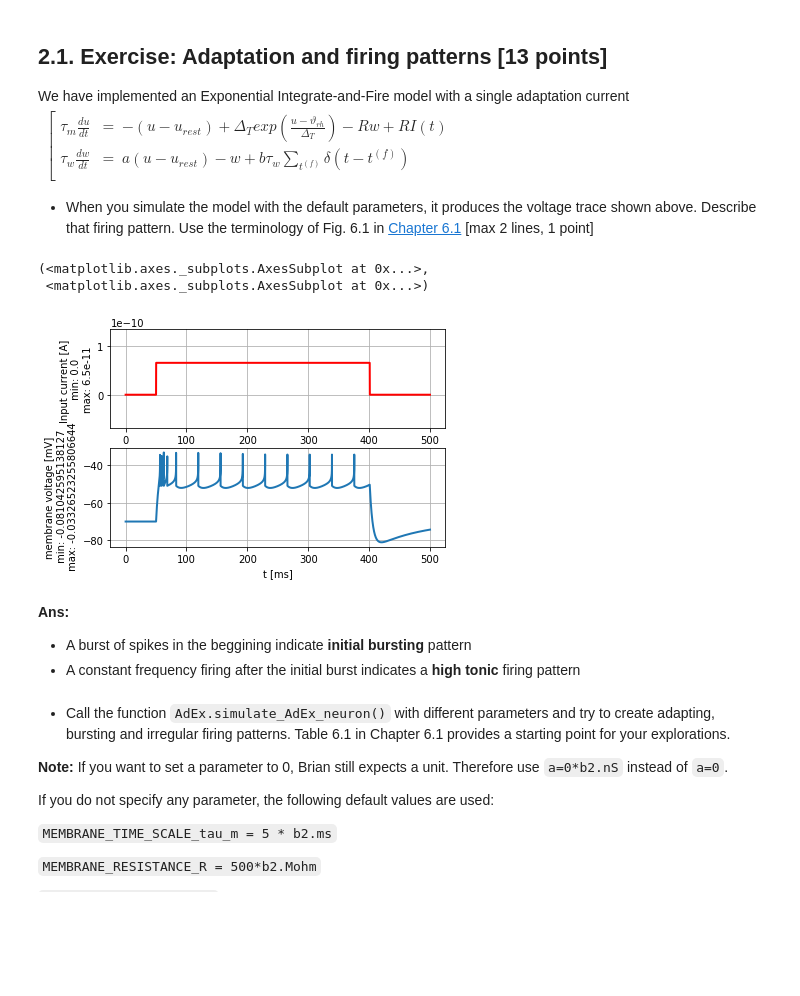
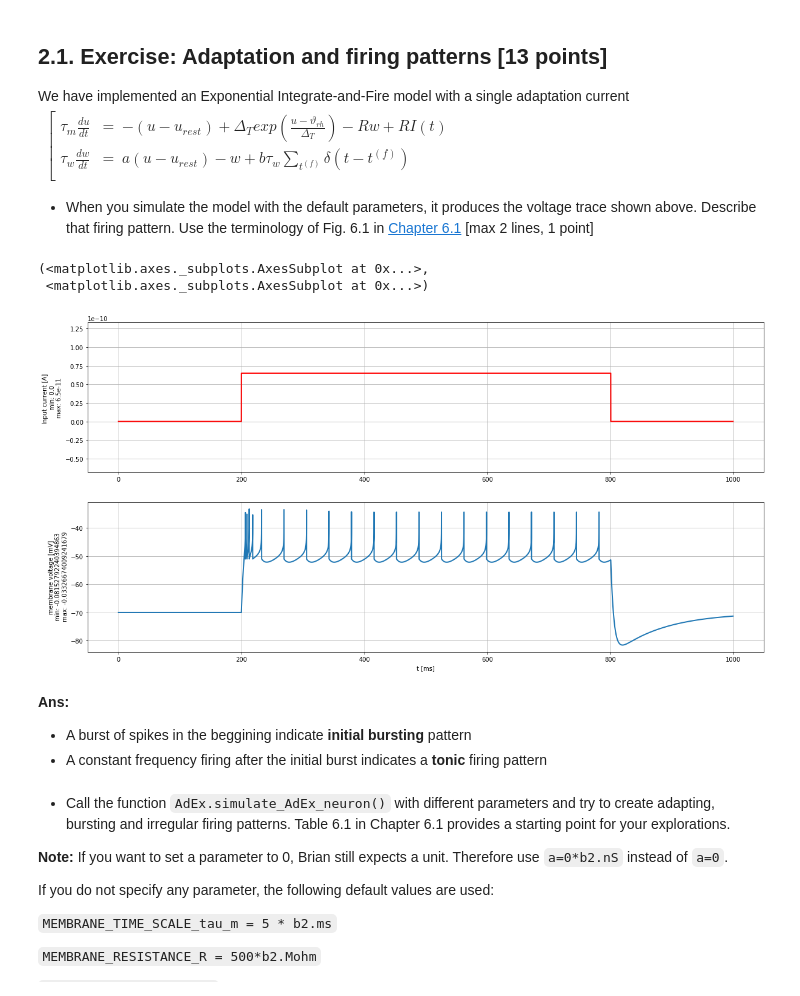
Before and after one commit to KiyarashFarivar/bmnn, a Jupyter notebook: Mini_proj1.ipynb, the cells around one changed output. Cells and saved outputs as stored; diff of their text form; code cells hidden in the pictures; blank space fills up the shorter version.

```diff
--- a/Mini_proj1.ipynb
+++ b/Mini_proj1.ipynb
@@ -245,17 +246,18 @@ $\begin{split}\left[\begin{array}{ccll}
 
 - When you simulate the model with the default parameters, it produces the voltage trace shown above. Describe that firing pattern. Use the terminology of Fig. 6.1 in [Chapter 6.1](https://neuronaldynamics.epfl.ch/online/Ch6.S1.html) [max 2 lines, 1 point]
 # %%
-current = input_factory.get_step_current(50, 400, 1. * b2.ms, 65.0 * b2.pA)
-state_monitor, spike_monitor = AdEx.simulate_AdEx_neuron(I_stim=current, simulation_time=500 * b2.ms)
+current = input_factory.get_step_current(200, 800, 1. * b2.ms, 65.0 * b2.pA)
+state_monitor, spike_monitor = AdEx.simulate_AdEx_neuron(I_stim=current, simulation_time=1000 * b2.ms)
+plt.figure(figsize=(20,10))
 plot_tools.plot_voltage_and_current_traces(state_monitor, current)
 # %% [output]
 (<matplotlib.axes._subplots.AxesSubplot at 0x...>,
  <matplotlib.axes._subplots.AxesSubplot at 0x...>)
-[figure, old version]
+[figure, new version]
 # %% [markdown]
 **Ans:**
 - A burst of spikes in the beggining indicate **initial bursting** pattern
-- A constant frequency firing after the initial burst indicates a **high tonic** firing pattern
+- A constant frequency firing after the initial burst indicates a **tonic** firing pattern
 # %% [markdown]
 - Call the function `AdEx.simulate_AdEx_neuron()` with different parameters and try to create adapting, bursting and irregular firing patterns. Table 6.1 in Chapter 6.1 provides a starting point for your explorations.
 
```
Also changed, not shown: parts of 12 cells of this notebook.
